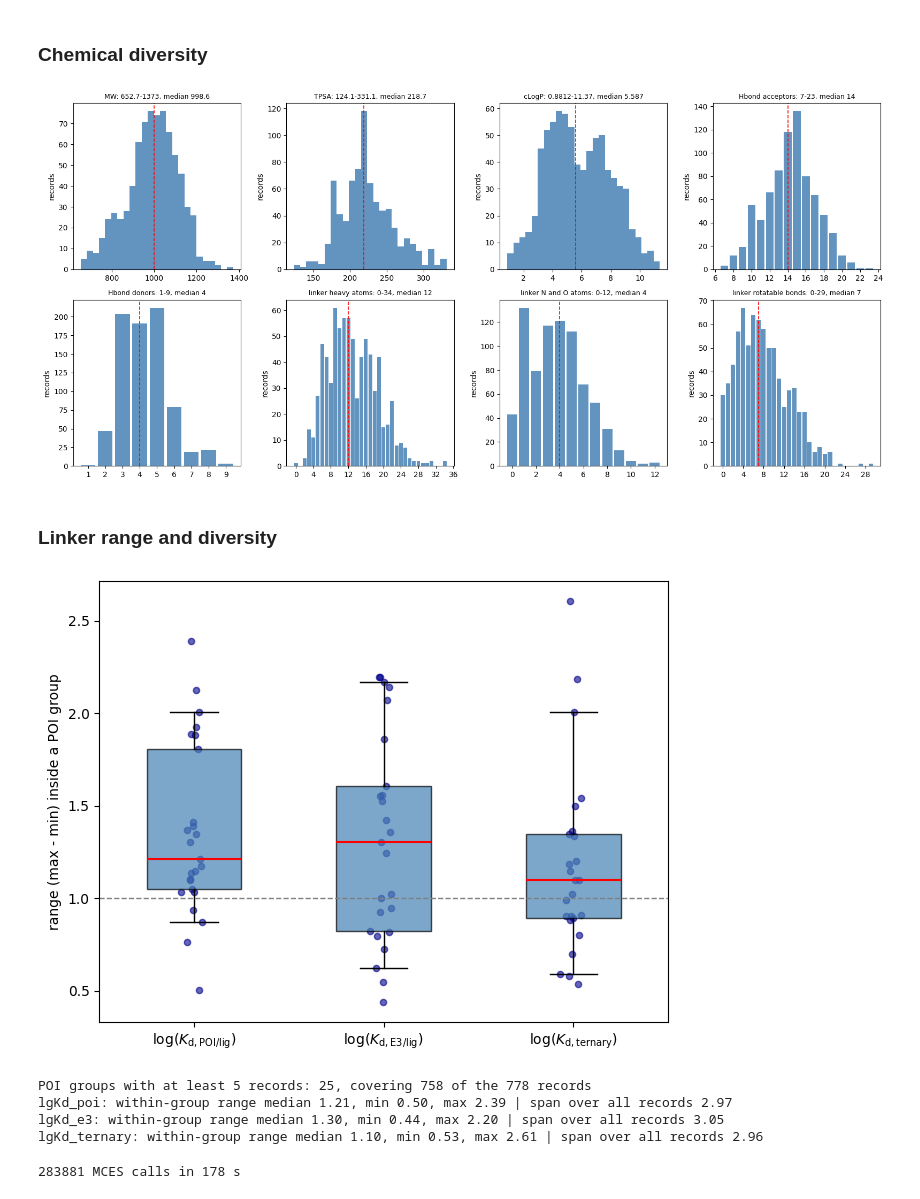
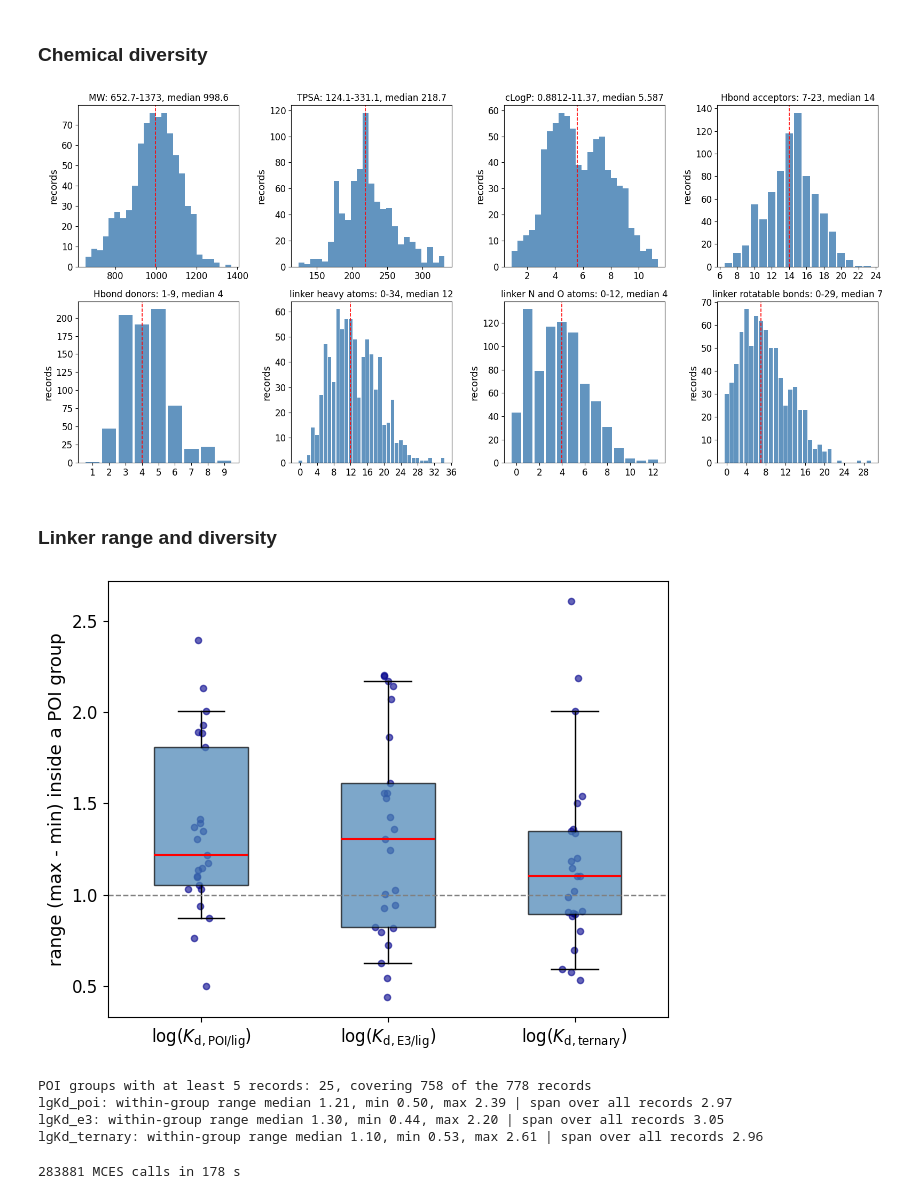
Before and after one commit to alchemistcai/PotentialLinker, a Jupyter notebook: precompute.ipynb, the cells around one changed output. Drawn from its saved outputs; the diff is of its cells as text; code cells hidden in the pictures.

```diff
--- a/precompute.ipynb
+++ b/precompute.ipynb
@@ -266,8 +267,9 @@ corr=test_df[['lgKd_ternary', 'lg_alpha', 'dist_ub_square', 'num_clash', 'bsa']]
 # the figures label the affinity terms `log...` instead of the `lg...` column names
 corr=corr.rename(index={'lgKd_ternary':'logKd_ternary','lg_alpha':'log_alpha'},columns={'lgKd_ternary':'logKd_ternary','lg_alpha':'log_alpha'})
 plt.figure(figsize=(5, 5))
-ax=sns.heatmap(corr, annot=True, cmap='coolwarm')
+ax=sns.heatmap(corr, annot=True, cmap='coolwarm', annot_kws={'size':11})
 ax.set_xticklabels(ax.get_xticklabels(),rotation=45,ha='right');
+ax.tick_params(axis='both',labelsize=12)
 ax.set_aspect('equal')
 plt.savefig('pics/features.png',dpi=600,bbox_inches='tight')
 # %% [output]
@@ -516,13 +520,14 @@ for ax,col in zip(axes.ravel(),descriptor_cols):
     else:
         ax.hist(values,bins=25,color='steelblue',alpha=0.85)
     ax.axvline(values.median(),color='red',linestyle='--',linewidth=1.2)
-    ax.set_title('%s: %.4g-%.4g, median %.4g'%(linker_labels.get(col,col),values.min(),values.max(),values.median()),fontsize=9)
-    ax.set_ylabel('records')
+    ax.set_title('%s: %.4g-%.4g, median %.4g'%(linker_labels.get(col,col),values.min(),values.max(),values.median()),fontsize=12)
+    ax.set_ylabel('records',fontsize=13)
+    ax.tick_params(axis='both',labelsize=12)
 plt.tight_layout()
 plt.savefig('pics/protac_descriptors.png',dpi=600,bbox_inches='tight')
 plt.show()
 # %% [output]
-[figure, old version]
+[figure, new version]
 # %% [markdown]
 ### Linker range and diversity
 # %%
@@ -533,36 +538,37 @@ import matplotlib.pyplot as plt
 range_cols=['lgKd_poi','lgKd_e3','lgKd_ternary']
 range_labels={
     'lgKd_poi':r'$\mathrm{log}(K_{\mathrm{d,POI/lig}})$',
     'lgKd_e3':r'$\mathrm{log}(K_{\mathrm{d,E3/lig}})$',
     'lgKd_ternary':r'$\mathrm{log}(K_{\mathrm{d,ternary}})$',
 }
 gene_spread=diversity_df.groupby('gene_name')[range_cols].agg(lambda values:values.max()-values.min())
 gene_spread['records']=diversity_df.groupby('gene_name').size()
 # keep only the POI groups that hold at least 5 records
 gene_spread=gene_spread[gene_spread['records']>=5]
 
 positions=np.arange(1,len(range_cols)+1)
 group_ranges=[gene_spread[col].to_numpy() for col in range_cols]
 fig,ax=plt.subplots(figsize=(6.5,5))
 ax.boxplot(group_ranges,positions=positions,widths=0.5,whis=(5,95),showfliers=False,patch_artist=True,boxprops={'facecolor':'steelblue','alpha':0.7},medianprops={'color':'red','linewidth':1.5})
 ax.axhline(1.0,color='grey',linestyle='--',linewidth=1)
 jitter=np.random.default_rng(0).normal(0,0.03,len(gene_spread))
 for position,values in zip(positions,group_ranges):
     ax.scatter(np.full(len(values),position)+jitter,values,s=20,color='darkblue',alpha=0.6)
 ax.set_xticks(positions)
-ax.set_xticklabels([range_labels[col] for col in range_cols],fontsize=10)
+ax.set_xticklabels([range_labels[col] for col in range_cols],fontsize=12)
 ax.set_xlim(0.5,len(range_cols)+0.5)
-ax.set_ylabel('range (max - min) inside a POI group')
+ax.set_ylabel('range (max - min) inside a POI group',fontsize=13)
+ax.tick_params(axis='both',labelsize=12)
 plt.tight_layout()
 plt.savefig('pics/group_range_box.png',dpi=600,bbox_inches='tight')
 plt.show()
 
 print('POI groups with at least 5 records: %d, covering %d of the %d records'%(len(gene_spread),gene_spread['records'].sum(),len(diversity_df)))
 for col in range_cols:
     print('%s: within-group range median %.2f, min %.2f, max %.2f | span over all records %.2f'%(
         col,gene_spread[col].median(),gene_spread[col].min(),gene_spread[col].max(),diversity_df[col].max()-diversity_df[col].min()))
 # %% [output]
-[figure, old version]
+[figure, new version]
 POI groups with at least 5 records: 25, covering 758 of the 778 records
 lgKd_poi: within-group range median 1.21, min 0.50, max 2.39 | span over all records 2.97
 lgKd_e3: within-group range median 1.30, min 0.44, max 2.20 | span over all records 3.05
```
Also changed, not shown: parts of 6 cells of this notebook, 18 other files.
